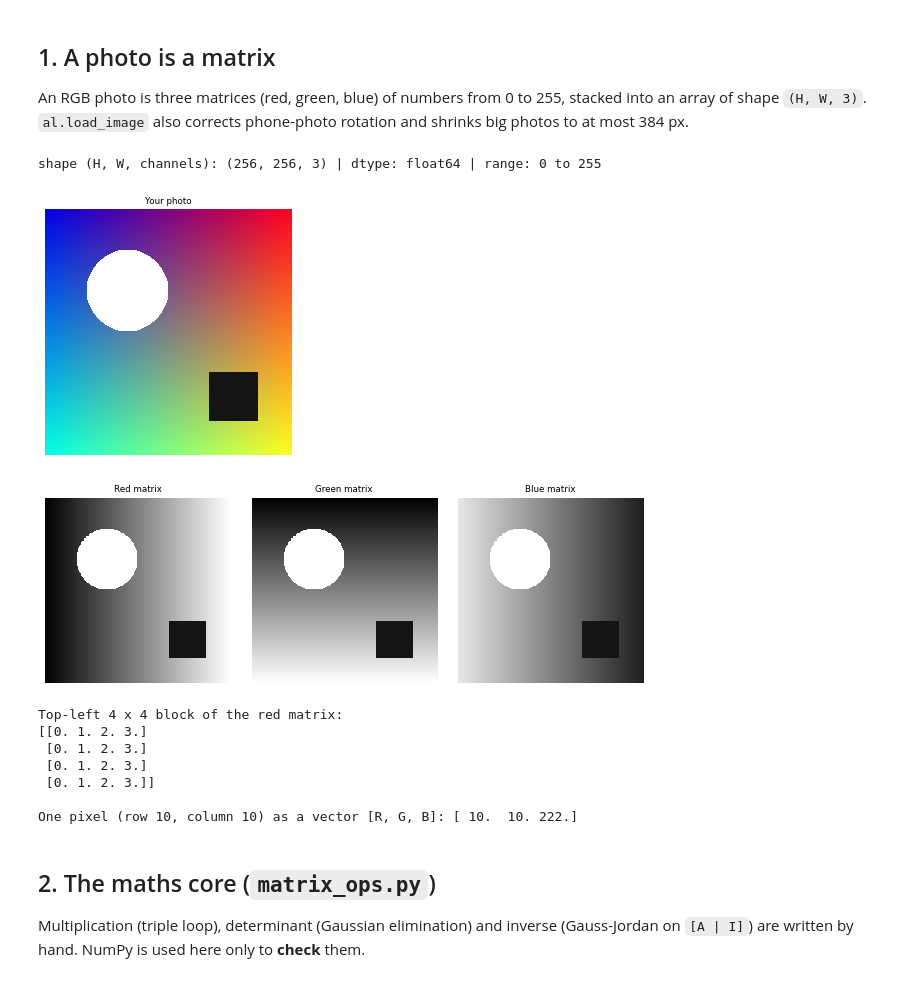
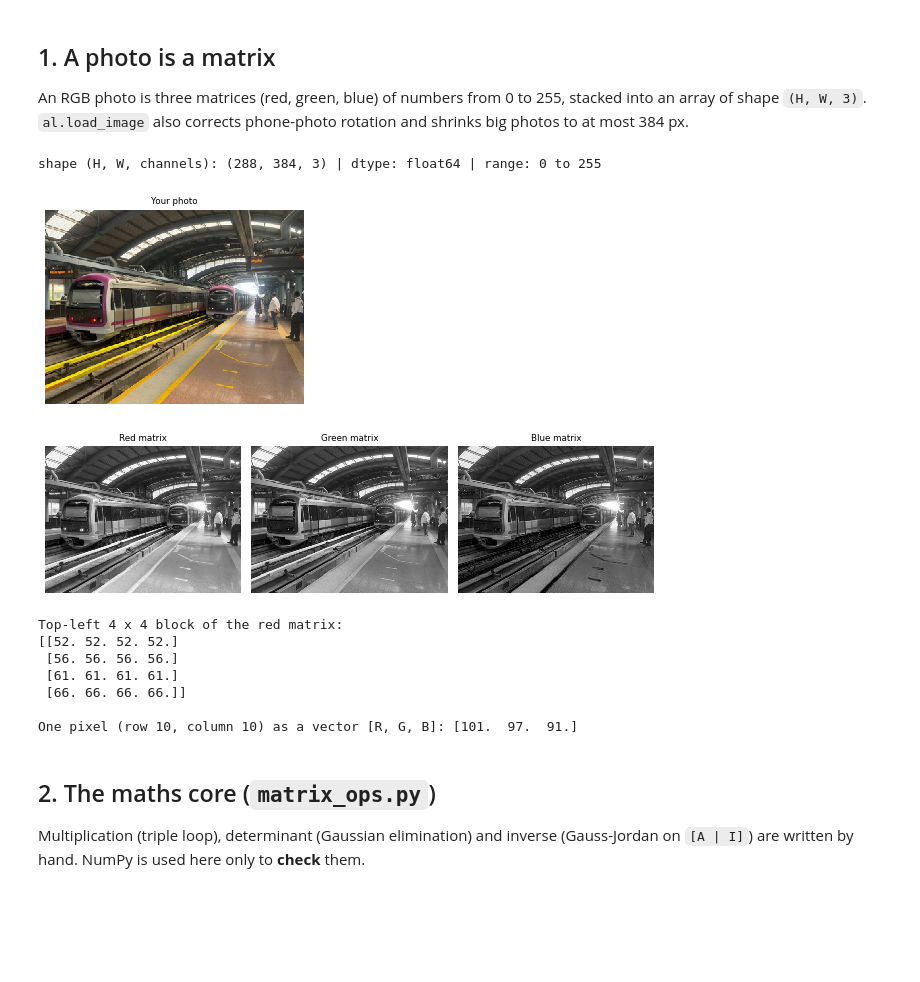
Before and after one commit to tanayshah-gh/linear-algebra-photo-studio, a Jupyter notebook: Linear_Algebra_Photo_Studio (1).ipynb, the cells around one changed output. Cells and saved outputs as stored; diff of their text form; code cells hidden in the pictures; blank space fills up the shorter version.

```diff
--- a/Linear_Algebra_Photo_Studio (1).ipynb
+++ b/Linear_Algebra_Photo_Studio (1).ipynb
@@ -59,28 +59,28 @@ def show(images, titles, cols=4, size=3.0):
 An RGB photo is three matrices (red, green, blue) of numbers from 0 to 255, stacked into an array of shape `(H, W, 3)`.
 `al.load_image` also corrects phone-photo rotation and shrinks big photos to at most 384 px.
 # %%
-PHOTO = "images/sample.png"      # <- change this to the path of your own photo
+PHOTO = "images/sample_image.jpg"      # <- change this to the path of your own photo
 img = al.load_image(PHOTO)       # float array (H, W, 3), values 0-255
 h, w, _ = img.shape
 print("shape (H, W, channels):", img.shape, "| dtype:", img.dtype, "| range:", round(img.min()), "to", round(img.max()))
 show([img], ["Your photo"], cols=1, size=4)
 # %% [output]
-shape (H, W, channels): (256, 256, 3) | dtype: float64 | range: 0 to 255
+shape (H, W, channels): (288, 384, 3) | dtype: float64 | range: 0 to 255
-[figure, old version]
+[figure, new version]
 # %%
 show([img[..., 0], img[..., 1], img[..., 2]], ["Red matrix", "Green matrix", "Blue matrix"], cols=3)
 print("Top-left 4 x 4 block of the red matrix:")
 print(img[:4, :4, 0].round(0))
 print("\nOne pixel (row 10, column 10) as a vector [R, G, B]:", img[10, 10].round(1))
 # %% [output]
-[figure, old version]
+[figure, new version]
 Top-left 4 x 4 block of the red matrix:
-[[0. 1. 2. 3.]
- [0. 1. 2. 3.]
- [0. 1. 2. 3.]
- [0. 1. 2. 3.]]
+[[52. 52. 52. 52.]
+ [56. 56. 56. 56.]
+ [61. 61. 61. 61.]
+ [66. 66. 66. 66.]]
 
-One pixel (row 10, column 10) as a vector [R, G, B]: [ 10.  10. 222.]
+One pixel (row 10, column 10) as a vector [R, G, B]: [101.  97.  91.]
 # %% [markdown]
 ## 2. The maths core (`matrix_ops.py`)
 Multiplication (triple loop), determinant (Gaussian elimination) and inverse (Gauss-Jordan on `[A | I]`) are written by hand.
```
Also changed, not shown: parts of 14 cells of this notebook, 2 other files.
